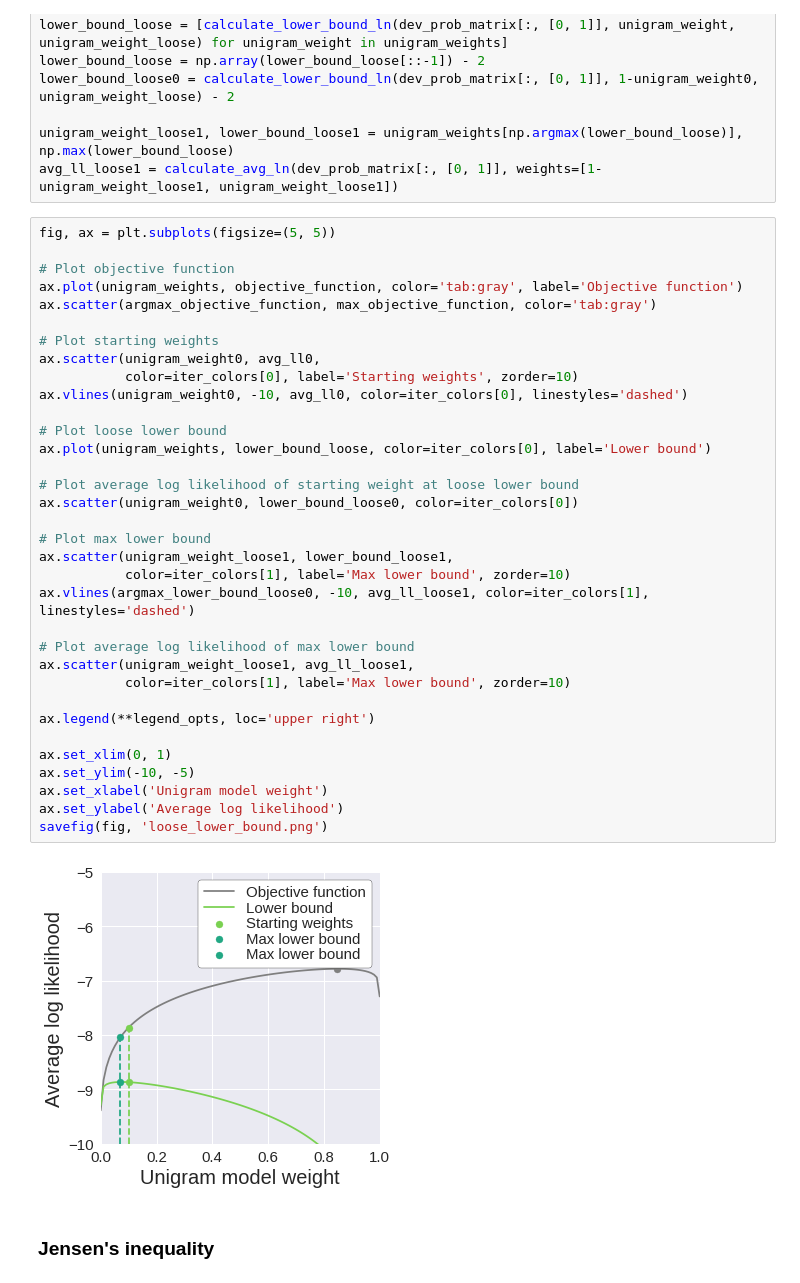
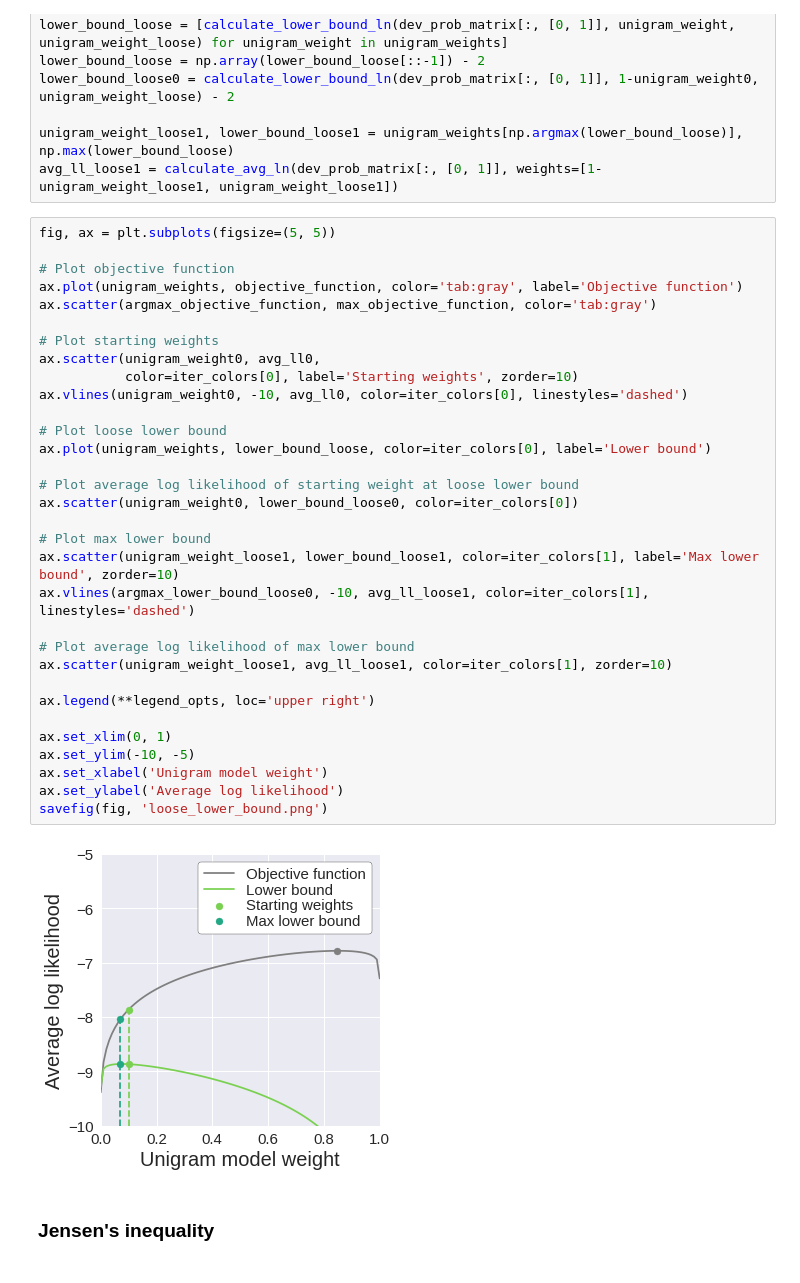
Before and after one commit to khanhnguyendata/ngram, a Jupyter notebook: analysis/part3.ipynb, the cells around one changed output. Drawn from its saved outputs; the diff is of its cells as text.

Commit message:
Small plot edits

```diff
--- a/analysis/part3.ipynb
+++ b/analysis/part3.ipynb
@@ -398,38 +394,36 @@ avg_ll_loose1 = calculate_avg_ln(dev_prob_matrix[:, [0, 1]], weights=[1-unigram_
 fig, ax = plt.subplots(figsize=(5, 5))
 
 # Plot objective function
 ax.plot(unigram_weights, objective_function, color='tab:gray', label='Objective function')
 ax.scatter(argmax_objective_function, max_objective_function, color='tab:gray')
 
 # Plot starting weights
 ax.scatter(unigram_weight0, avg_ll0,
            color=iter_colors[0], label='Starting weights', zorder=10)
 ax.vlines(unigram_weight0, -10, avg_ll0, color=iter_colors[0], linestyles='dashed')
 
 # Plot loose lower bound
 ax.plot(unigram_weights, lower_bound_loose, color=iter_colors[0], label='Lower bound')
 
 # Plot average log likelihood of starting weight at loose lower bound
 ax.scatter(unigram_weight0, lower_bound_loose0, color=iter_colors[0])
 
 # Plot max lower bound
-ax.scatter(unigram_weight_loose1, lower_bound_loose1,
-           color=iter_colors[1], label='Max lower bound', zorder=10)
+ax.scatter(unigram_weight_loose1, lower_bound_loose1, color=iter_colors[1], label='Max lower bound', zorder=10)
 ax.vlines(argmax_lower_bound_loose0, -10, avg_ll_loose1, color=iter_colors[1], linestyles='dashed')
 
 # Plot average log likelihood of max lower bound
-ax.scatter(unigram_weight_loose1, avg_ll_loose1,
-           color=iter_colors[1], label='Max lower bound', zorder=10)
+ax.scatter(unigram_weight_loose1, avg_ll_loose1, color=iter_colors[1], zorder=10)
 
 ax.legend(**legend_opts, loc='upper right')
 
 ax.set_xlim(0, 1)
 ax.set_ylim(-10, -5)
 ax.set_xlabel('Unigram model weight')
 ax.set_ylabel('Average log likelihood')
 savefig(fig, 'loose_lower_bound.png')
 # %% [output]
-[figure, old version]
+[figure, new version]
 # %% [markdown]
 ### Jensen's inequality
 # %%
```
Also changed, not shown: parts of 1 cell of this notebook, 2 other files.
